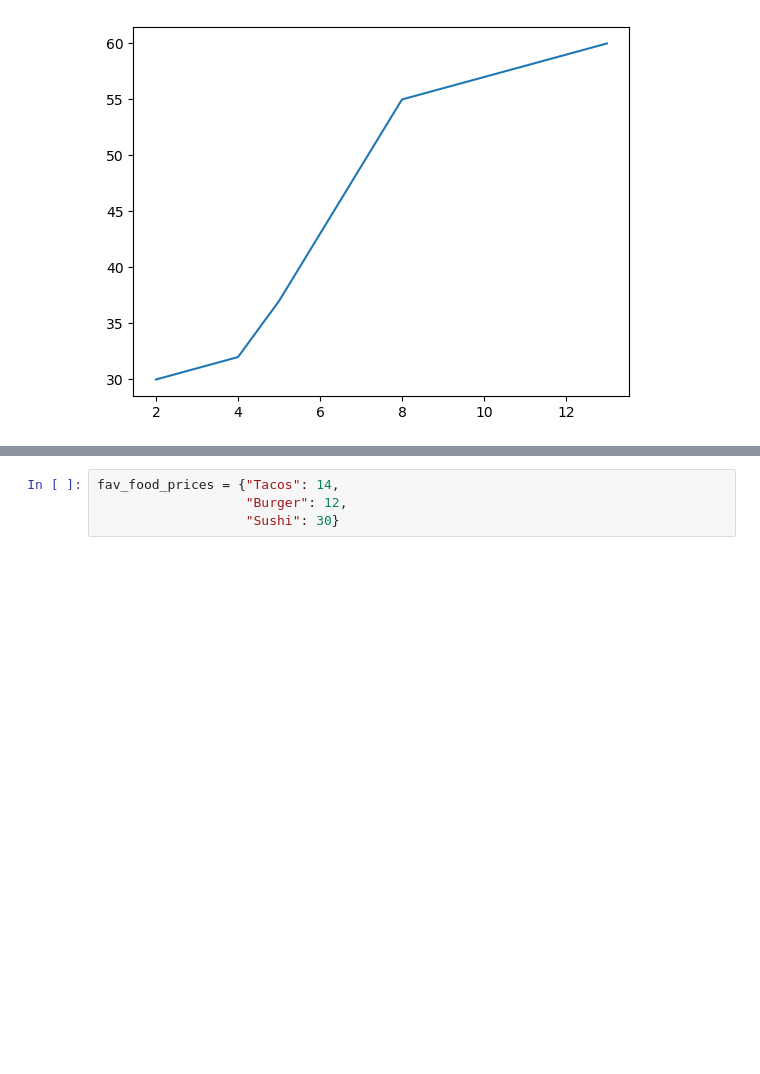
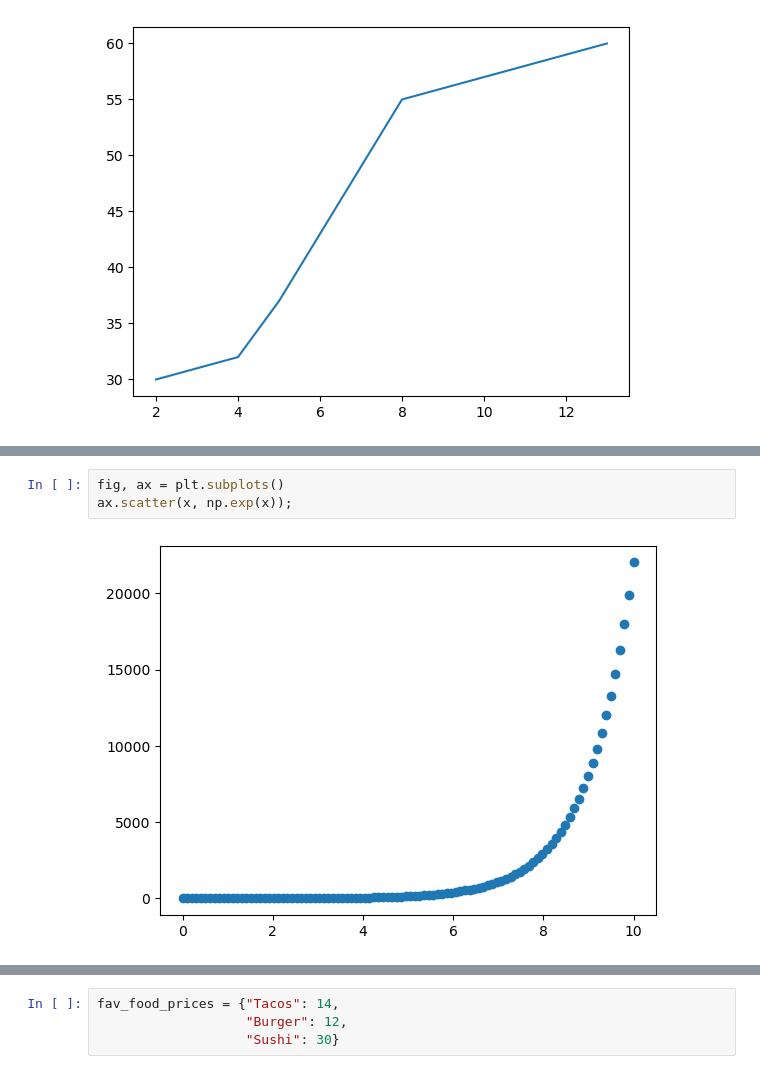
Before and after one commit to Xaidor/Data-Sets, a Jupyter notebook: Matplotlib/matplotlib-practice.ipynb, the cells around one changed output, grey strips where cells are left out. Cells and saved outputs as stored; diff of their text form; blank space fills up the shorter version.

```diff
--- a/Matplotlib/matplotlib-practice.ipynb
+++ b/Matplotlib/matplotlib-practice.ipynb
@@ -43,0 +50,5 @@ ax.scatter(x, np.sin(x));
+# %%
+fig, ax = plt.subplots()
+ax.scatter(x, np.exp(x));
+# %% [output]
+[figure, added]
```
Also changed, not shown: parts of 30 cells of this notebook.
